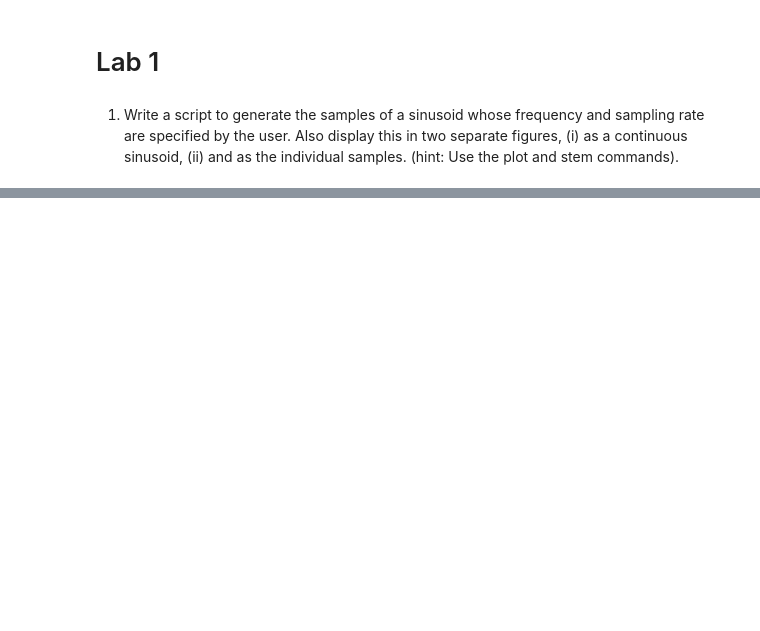
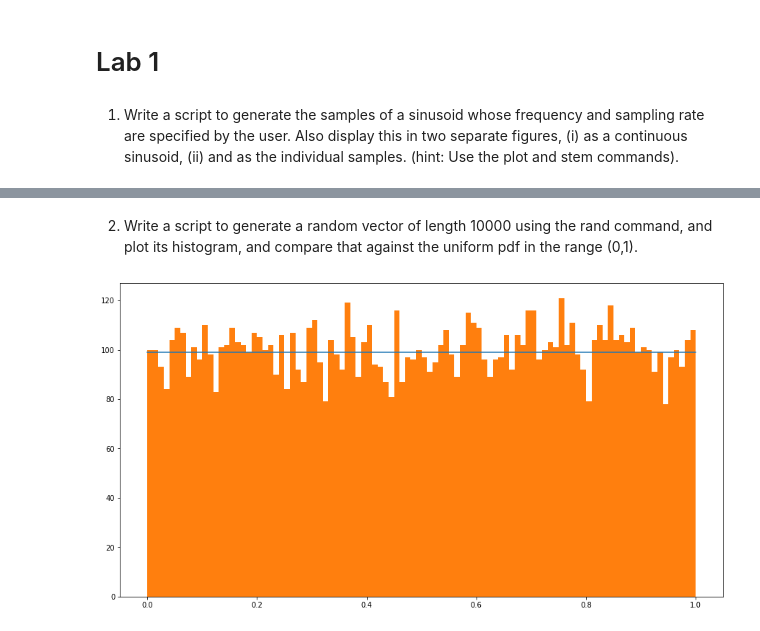
Before and after one commit to Bhavnicksm/dsp_lab_notebooks, a Jupyter notebook: EE333_Lab_1.ipynb, the cells around one changed output, grey strips where cells are left out. Cells and saved outputs as stored; diff of their text form; code cells hidden in the pictures; blank space fills up the shorter version.

```diff
--- a/EE333_Lab_1.ipynb
+++ b/EE333_Lab_1.ipynb
@@ -31,0 +29,14 @@ sampling_sine(0.002,4)
+# %% [markdown]
+2) Write a script to generate a random vector of length 10000 using the rand command, and plot its
+histogram, and compare that against the uniform pdf in the range (0,1).
+# %%
+bin_size = 0.01
+x = np.random.rand(10000)
+bins = np.arange(0,1 + bin_size,bin_size)
+
+plt.figure(figsize=(15,8))
+plt.plot((10000/len(bins))*np.ones(2))
+plt.hist(x,bins=bins)
+plt.show()
+# %% [output]
+[figure, added]
```
Also changed, not shown: parts of 8 cells of this notebook.
